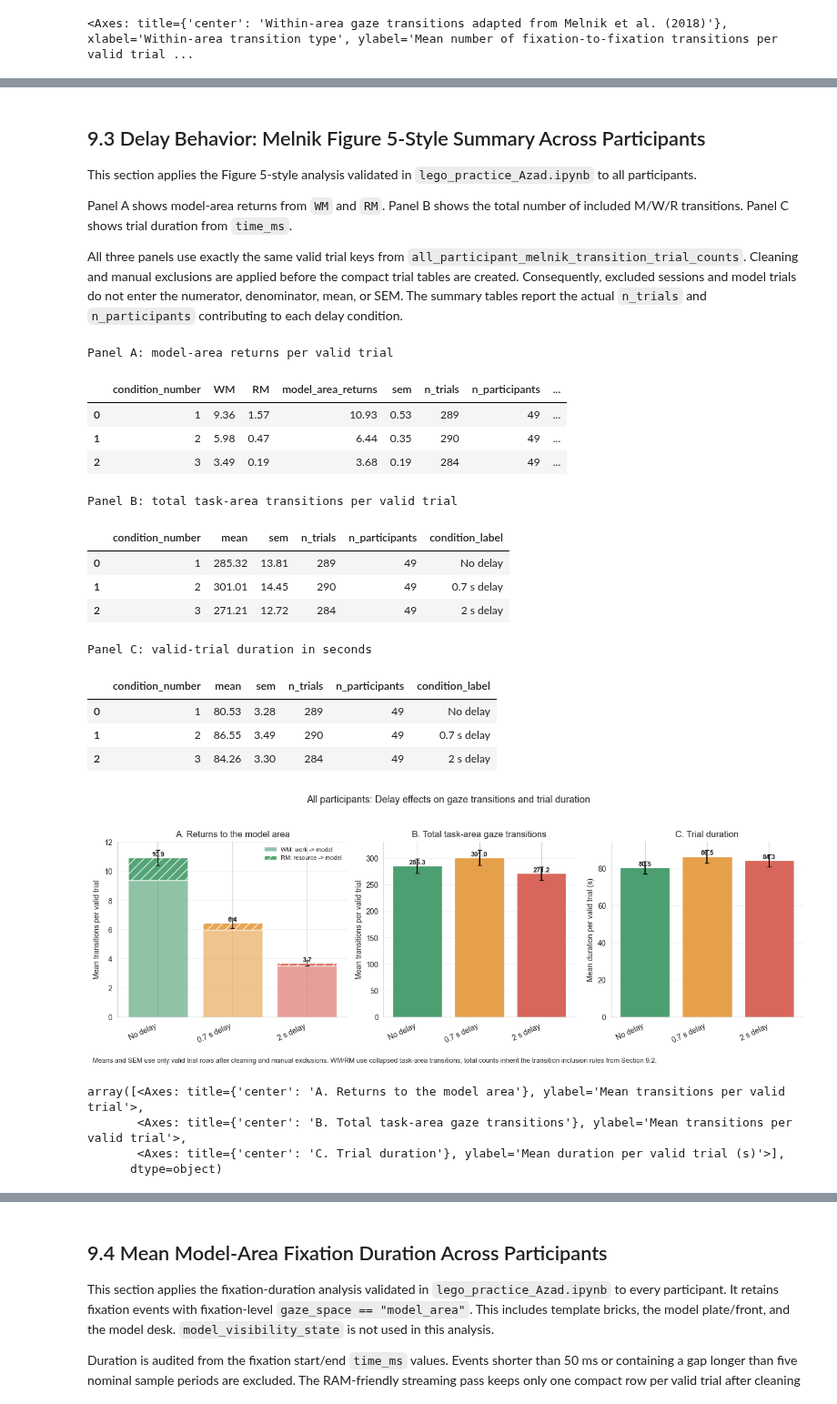
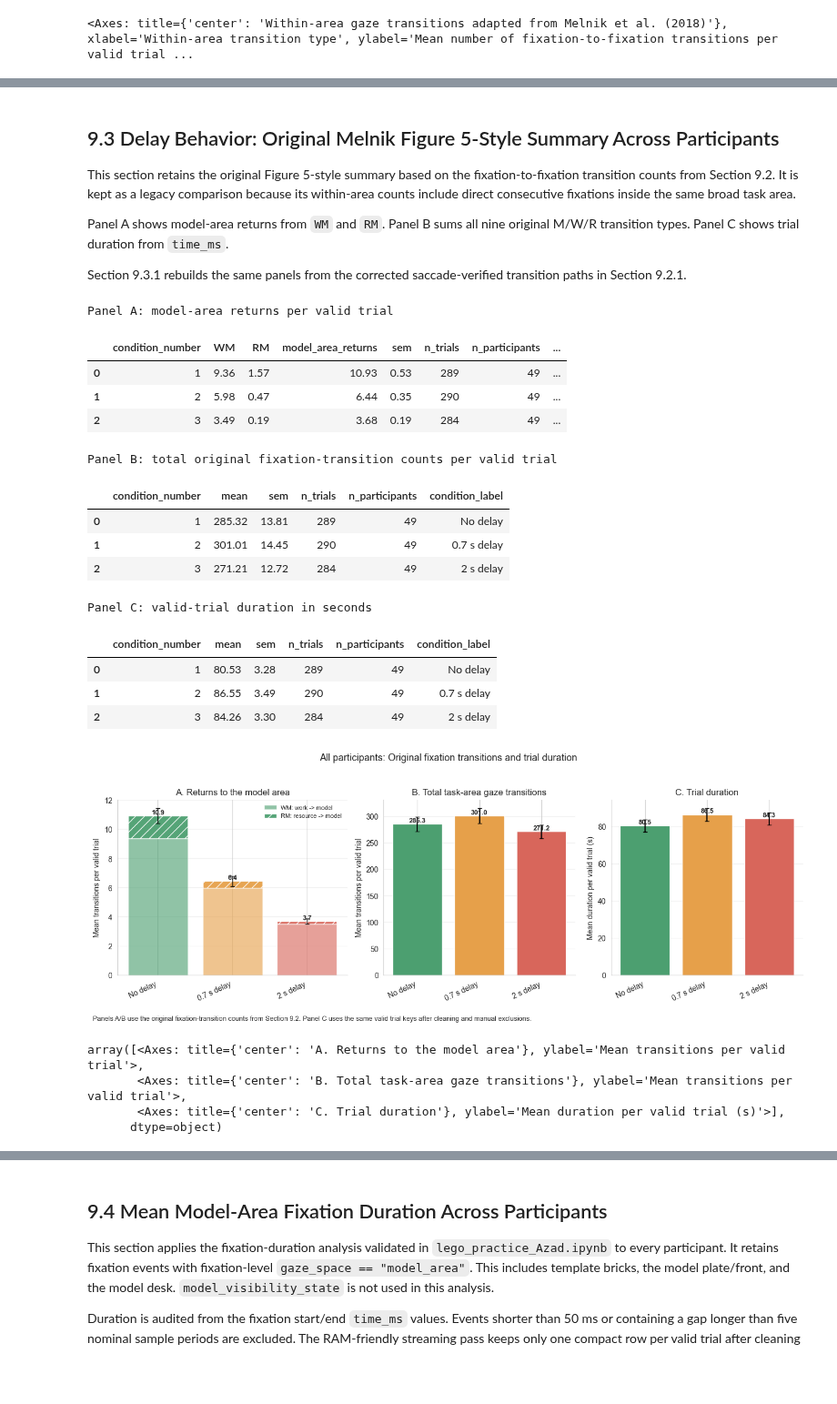
Before and after one commit to JohnMadrid/lego-vr-analysis, a Jupyter notebook: eye-classification/notebooks/practice.ipynb, the cells around one changed output, grey strips where cells are left out. Shown at 91% size. Cells and saved outputs as stored; diff of their text form; code cells hidden in the pictures; blank space fills up the shorter version.

Commit message:
ADD saccade-verifed transitions

```diff
--- a/eye-classification/notebooks/practice.ipynb
+++ b/eye-classification/notebooks/practice.ipynb
@@ -1619,11 +2153,11 @@ SEM transitions per valid trial:
 # %% [markdown]
-## 9.3 Delay Behavior: Melnik Figure 5-Style Summary Across Participants
+## 9.3 Delay Behavior: Original Melnik Figure 5-Style Summary Across Participants
 
-This section applies the Figure 5-style analysis validated in `lego_practice_Azad.ipynb` to all participants.
+This section retains the original Figure 5-style summary based on the fixation-to-fixation transition counts from Section 9.2. It is kept as a legacy comparison because its within-area counts include direct consecutive fixations inside the same broad task area.
 
-Panel A shows model-area returns from `WM` and `RM`. Panel B shows the total number of included M/W/R transitions. Panel C shows trial duration from `time_ms`.
+Panel A shows model-area returns from `WM` and `RM`. Panel B sums all nine original M/W/R transition types. Panel C shows trial duration from `time_ms`.
 
-All three panels use exactly the same valid trial keys from `all_participant_melnik_transition_trial_counts`. Cleaning and manual exclusions are applied before the compact trial tables are created. Consequently, excluded sessions and model trials do not enter the numerator, denominator, mean, or SEM. The summary tables report the actual `n_trials` and `n_participants` contributing to each delay condition.
+Section 9.3.1 rebuilds the same panels from the corrected saccade-verified transition paths in Section 9.2.1.
 # %%
 MELNIK_FIG5_CONDITION_COLORS = {
     1: "#4C9F70",  # clear green: no delay
@@ -1637,7 +2171,21 @@ def melnik_fig5_trial_tables_all(
     trial_durations,
     group_cols=GROUP_COLS,
 ):
-    """Create aligned valid-trial tables for Figure 5-style panels A, B, and C."""
+    """Create aligned Figure 5 tables from either transition-count schema."""
+    corrected_columns = {"transition_type", "n_transitions"}
+    legacy_columns = {"saccade_type", "n_saccades"}
+    if corrected_columns.issubset(transition_trial_counts.columns):
+        type_col = "transition_type"
+        count_col = "n_transitions"
+    elif legacy_columns.issubset(transition_trial_counts.columns):
+        type_col = "saccade_type"
+        count_col = "n_saccades"
+    else:
+        raise KeyError(
+            "Transition table must contain either transition_type/n_transitions "
+            "or saccade_type/n_saccades."
+        )
+
     trial_keys = (
         transition_trial_counts[group_cols]
         .drop_duplicates()
@@ -1646,11 +2194,11 @@ def melnik_fig5_trial_tables_all(
     )
 
     model_return_counts = (
-        transition_trial_counts[transition_trial_counts["saccade_type"].isin(["WM", "RM"])]
+        transition_trial_counts[transition_trial_counts[type_col].isin(["WM", "RM"])]
         .pivot_table(
             index=group_cols,
-            columns="saccade_type",
-            values="n_saccades",
+            columns=type_col,
+            values=count_col,
             aggfunc="sum",
             fill_value=0,
         )
@@ -1668,7 +2216,7 @@ def melnik_fig5_trial_tables_all(
     model_return_counts["model_area_returns"] = model_return_counts["WM"] + model_return_counts["RM"]
 
     total_transition_counts = (
-        transition_trial_counts.groupby(group_cols, dropna=False)["n_saccades"]
+        transition_trial_counts.groupby(group_cols, dropna=False)[count_col]
         .sum()
         .rename("total_task_area_transitions")
         .reset_index()
@@ -1704,7 +2252,6 @@ def melnik_fig5_trial_tables_all(
 
     return model_return_counts, total_transition_counts, aligned_durations
 
-
 def melnik_fig5_mean_sem_all(table, value_col):
     """Mean and SEM across the valid trial rows in each condition."""
     summary = (
@@ -1736,7 +2283,13 @@ def melnik_fig5_component_summary_all(model_return_counts):
     return component
 
 
-def plot_melnik_figure5_style_all(model_return_counts, total_transition_counts, trial_durations):
+def plot_melnik_figure5_style_all(
+    model_return_counts,
+    total_transition_counts,
+    trial_durations,
+    suptitle,
+    footer,
+):
     """Plot the all-participant three-panel Melnik Figure 5-style summary."""
     condition_numbers = [
         cond for cond in MELNIK_CONDITION_LABELS
@@ -1755,7 +2308,7 @@ def plot_melnik_figure5_style_all(model_return_counts, total_transition_counts,
     ).set_index("condition_number")
 
     fig, axes = plt.subplots(1, 3, figsize=(13.5, 4.6), gridspec_kw={"width_ratios": [1.2, 1, 1]})
-    fig.suptitle("All participants: Delay effects on gaze transitions and trial duration", y=1.04, fontsize=13)
+    fig.suptitle(suptitle, y=1.04, fontsize=13)
 
     ax = axes[0]
     wm_means = model_return_summary.reindex(condition_numbers)["WM"].fillna(0).to_numpy(dtype=float)
@@ -1804,8 +2357,7 @@ def plot_melnik_figure5_style_all(model_return_counts, total_transition_counts,
     fig.text(
         0.01,
         -0.04,
-        "Means and SEM use only valid trial rows after cleaning and manual exclusions. "
-        "WM/RM use collapsed task-area transitions; total counts inherit the transition inclusion rules from Section 9.2.",
+        footer,
         ha="left",
         fontsize=9,
     )
@@ -1834,36 +2386,41 @@ all_participant_melnik_fig5_trial_duration_summary = melnik_fig5_mean_sem_all(
     all_participant_melnik_fig5_trial_durations,
     "trial_duration_s",
 )
 
 print("Panel A: model-area returns per valid trial")
 display(all_participant_melnik_fig5_model_return_summary.round(2))
-print("Panel B: total task-area transitions per valid trial")
+print("Panel B: total original fixation-transition counts per valid trial")
 display(all_participant_melnik_fig5_total_transition_summary.round(2))
 print("Panel C: valid-trial duration in seconds")
 display(all_participant_melnik_fig5_trial_duration_summary.round(2))
 
 plot_melnik_figure5_style_all(
     all_participant_melnik_fig5_model_return_counts,
     all_participant_melnik_fig5_total_transition_counts,
     all_participant_melnik_fig5_trial_durations,
+    suptitle="All participants: Original fixation transitions and trial duration",
+    footer=(
+        "Panels A/B use the original fixation-transition counts from Section 9.2. "
+        "Panel C uses the same valid trial keys after cleaning and manual exclusions."
+    ),
 )
 # %% [output]
 Panel A: model-area returns per valid trial
 |  | condition_number | WM | RM | model_area_returns | sem | n_trials | n_participants | ... |
 | 0 | 1 | 9.36 | 1.57 | 10.93 | 0.53 | 289 | 49 | ... |
 | 1 | 2 | 5.98 | 0.47 | 6.44 | 0.35 | 290 | 49 | ... |
 | 2 | 3 | 3.49 | 0.19 | 3.68 | 0.19 | 284 | 49 | ... |
-Panel B: total task-area transitions per valid trial
+Panel B: total original fixation-transition counts per valid trial
 |  | condition_number | mean | sem | n_trials | n_participants | condition_label |
 | 0 | 1 | 285.32 | 13.81 | 289 | 49 | No delay |
 | 1 | 2 | 301.01 | 14.45 | 290 | 49 | 0.7 s delay |
 | 2 | 3 | 271.21 | 12.72 | 284 | 49 | 2 s delay |
 Panel C: valid-trial duration in seconds
 |  | condition_number | mean | sem | n_trials | n_participants | condition_label |
 | 0 | 1 | 80.53 | 3.28 | 289 | 49 | No delay |
 | 1 | 2 | 86.55 | 3.49 | 290 | 49 | 0.7 s delay |
 | 2 | 3 | 84.26 | 3.30 | 284 | 49 | 2 s delay |
-[figure, old version]
+[figure, new version]
 array([<Axes: title={'center': 'A. Returns to the model area'}, ylabel='Mean transitions per valid trial'>,
        <Axes: title={'center': 'B. Total task-area gaze transitions'}, ylabel='Mean transitions per valid trial'>,
        <Axes: title={'center': 'C. Trial duration'}, ylabel='Mean duration per valid trial (s)'>],
```
Also changed, not shown: parts of 10 cells of this notebook.
